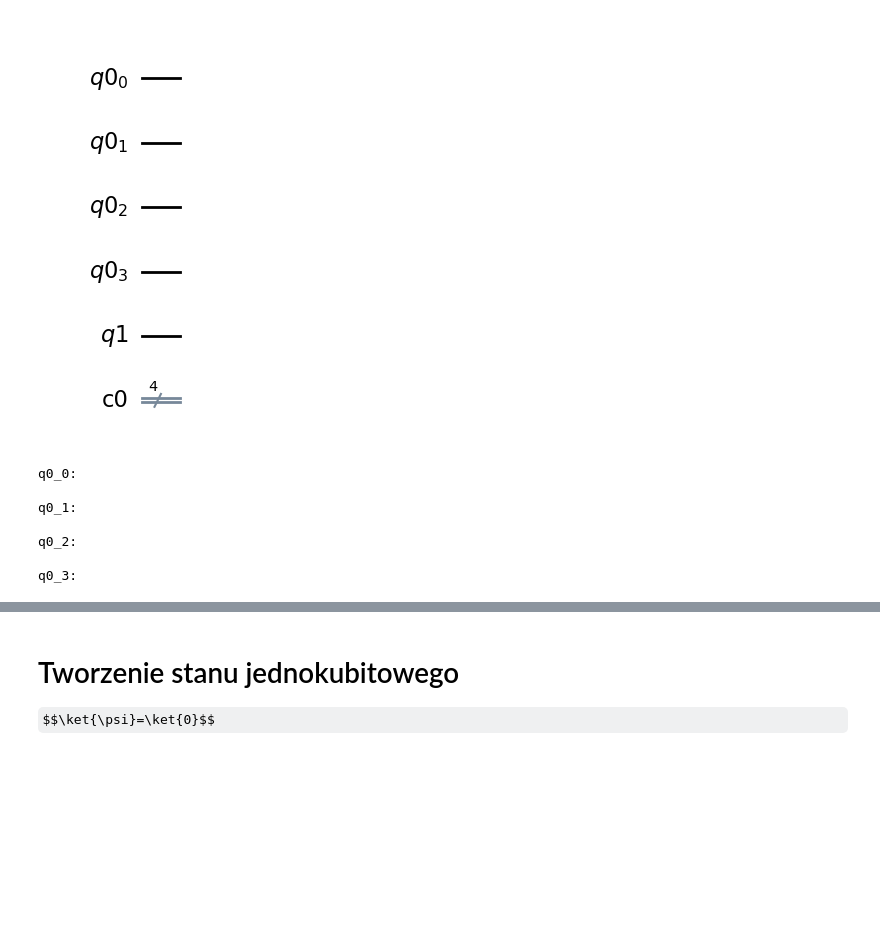
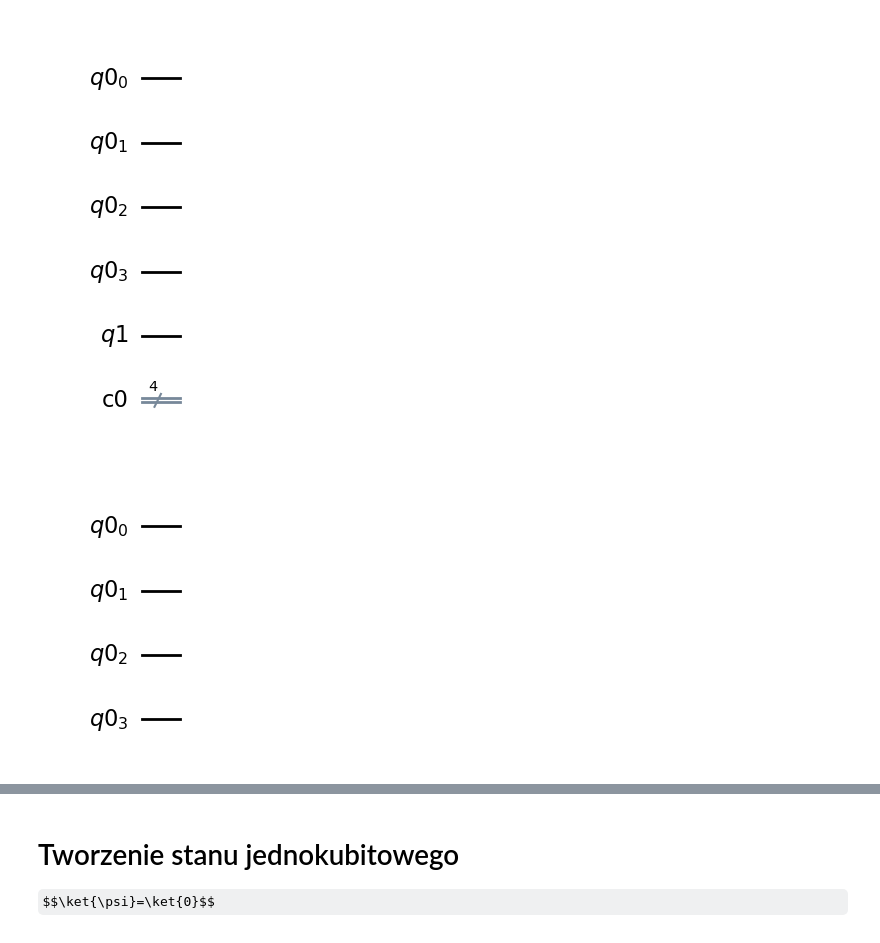
Before and after one commit to sebkaz-teaching/intro_to_qml, a Jupyter notebook: cwiczenia/cw1.ipynb, the cells around one changed output, grey strips where cells are left out. Saved outputs shown, nothing was run; the diff lists cells and outputs as text; code cells hidden in the pictures; some formulas as TeX source; blank space fills up the shorter version.

```diff
--- a/cwiczenia/cw1.ipynb
+++ b/cwiczenia/cw1.ipynb
@@ -74,14 +66,8 @@ circuit2.draw("mpl")
 # %%
 circuit3 = QuantumCircuit(qreq)
 # %%
-circuit3.draw()
+circuit3.draw('mpl')
 # %% [output]
-q0_0:
-
-q0_1:
-
-q0_2:
-
-q0_3:
+[figure, added]
 # %%
 circuit4 = QuantumCircuit(3,3)
```
Also changed, not shown: parts of 9 cells of this notebook, 8 other files.
